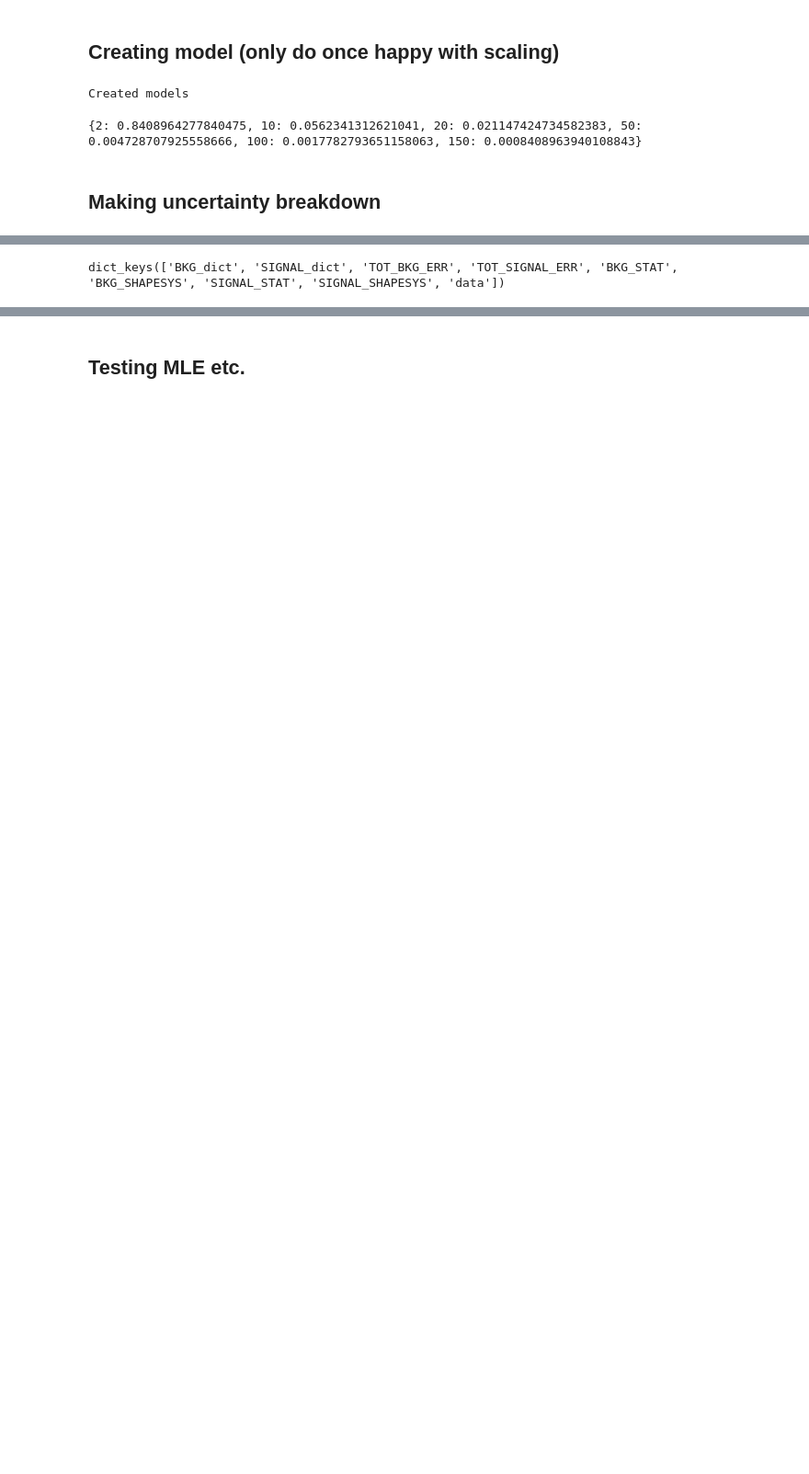
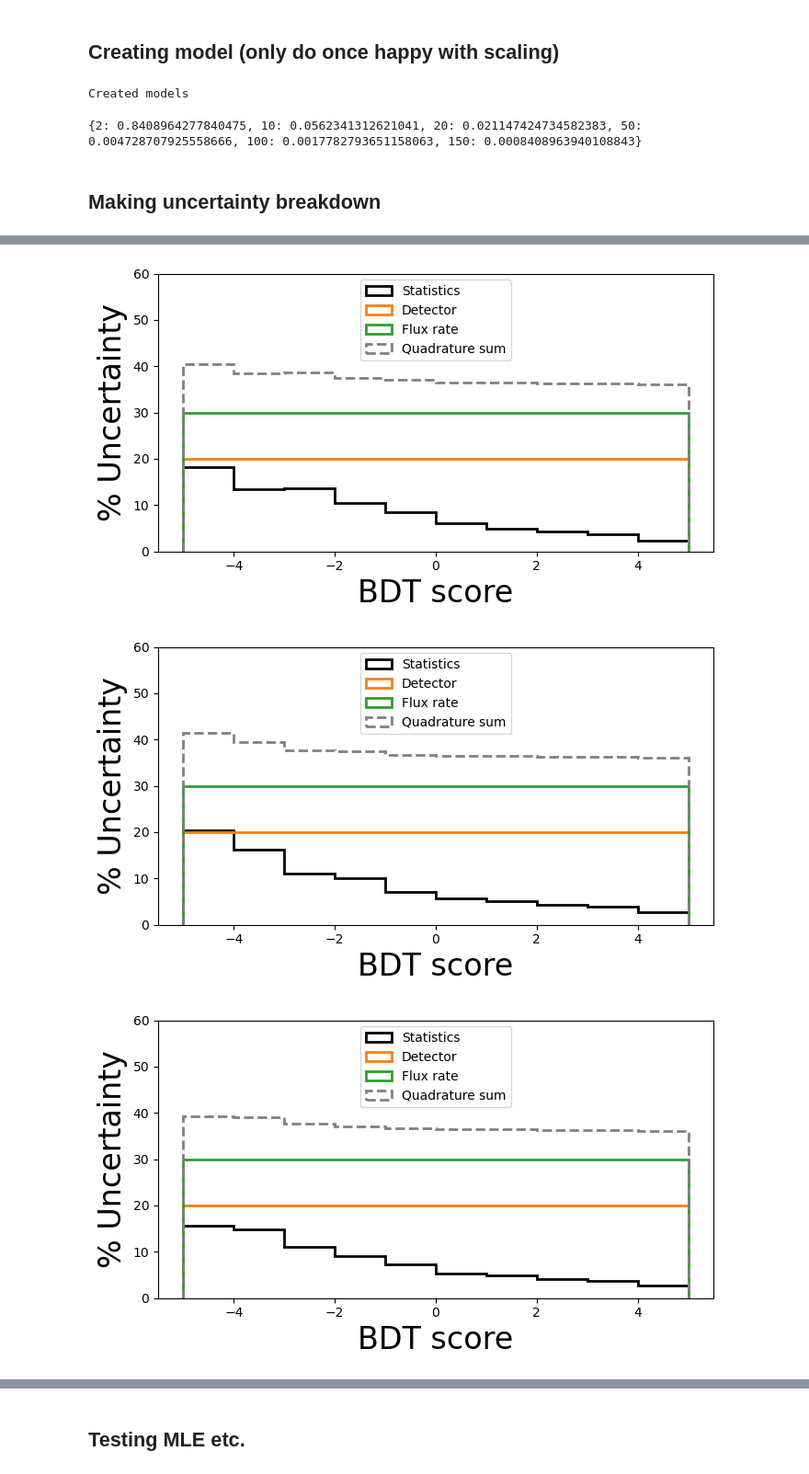
Before and after one commit to dmarsden01/uboone_HNL_analysis, a Jupyter notebook: 4_pyhf_limit.ipynb, the cells around one changed output, grey strips where cells are left out. Shown: that part at 92% size. Drawn from its saved outputs; the diff is of its cells as text; code cells hidden in the pictures; blank space fills up the shorter version.

```diff
--- a/4_pyhf_limit.ipynb
+++ b/4_pyhf_limit.ipynb
@@ -479,6 +456,45 @@ def plot_bkg_total_unc_contributions(hist_dict, bins_dict, bins_cent_dict, Unc_c
         if savefigs == True:
             plt.savefig(f"plots/BDT_output/Uncertainty_breakdown/Fractional_bkg_uncertainties_{Run}_{HNL_mass}MeV.pdf")
             plt.savefig(f"plots/BDT_output/Uncertainty_breakdown/Fractional_bkg_uncertainties_{Run}_{HNL_mass}MeV.png")
+        plt.show()
+
+def plot_signal_total_unc_contributions(hist_dict, bins_dict, bins_cent_dict, Unc_colors, Run, KDAR_unc, plot_total=False, savefigs=False):
+    uncs_frac_dict = {}
+    for HNL_mass in hist_dict:
+        plt.figure(figsize=(7,4),facecolor='white',dpi=100)
+
+        unc_fracs = {}
+        bins = hist_dict[HNL_mass]['signal'].to_numpy()[1]
+        bin_cents = (bins[:-1]+bins[1:])/2
+        tot_signal = hist_dict[HNL_mass]['signal'].values()
+
+        stat_err=hist_dict[HNL_mass]['signal'].errors()
+
+        unc_fracs["Statistics"] = np.divide(stat_err, tot_signal)
+        unc_fracs["Detector"] = np.divide(hist_dict[HNL_mass]['signal_DetVar_uncertainty'].values(), tot_signal)
+        unc_fracs["Flux rate"] = np.ones(len(hist_dict[HNL_mass]['signal'].values()))*KDAR_unc
+
+        all_fracs = []
+        for unc in unc_fracs:
+            plt.hist(bins_cent_dict[HNL_mass], weights=unc_fracs[unc]*100, bins=bins_dict[HNL_mass], histtype="step",
+                     lw=2, label=unc, color = Unc_colors[unc])
+            all_fracs.append(unc_fracs[unc])
+
+        tot_frac = Functions.add_all_errors(all_fracs)
+
+        if plot_total==True:
+            plt.hist(bins_cent_dict[HNL_mass], weights=tot_frac*100, bins=bins_dict[HNL_mass], histtype="step",
+                     lw=2, label="Quadrature sum", color = Unc_colors["Total"], linestyle="dashed")
+
+        plt.xlabel('BDT score', fontsize=24)
+        plt.ylabel('% Uncertainty', fontsize=24)
+        plt.ylim([0,60])
+        plt.legend(fontsize=10, loc="upper center")
+        plt.tight_layout()
+        if savefigs == True:
+            plt.savefig(f"plots/BDT_output/Uncertainty_breakdown/Fractional_signal_uncertainties_{Run}_{HNL_mass}MeV.pdf")
+            plt.savefig(f"plots/BDT_output/Uncertainty_breakdown/Fractional_signal_uncertainties_{Run}_{HNL_mass}MeV.png")
+        plt.show()
 # %%
 Run = "run1"
 if Run == "run1": hist_dict, bins_overflow, bins_cents = hist_dict_run1, bins_overflow_r1, bins_cents_overflow_r1
@@ -495,4 +511,6 @@ plot_bkg_total_unc_contributions(hist_dict, bins_overflow, bins_cents, Unc_color
 # %%
-Total_dict_run1_scaled[HNL_mass].keys()
+plot_signal_total_unc_contributions(hist_dict, bins_overflow, bins_cents, Unc_colors, Run=Run, KDAR_unc=Params_pyhf["Signal_flux_error"], plot_total=True, savefigs=False)
 # %% [output]
-dict_keys(['BKG_dict', 'SIGNAL_dict', 'TOT_BKG_ERR', 'TOT_SIGNAL_ERR', 'BKG_STAT', 'BKG_SHAPESYS', 'SIGNAL_STAT', 'SIGNAL_SHAPESYS', 'data'])
+[figure, added]
+[figure, added]
+[figure, added]
```
Also changed, not shown: parts of 30 cells of this notebook.
